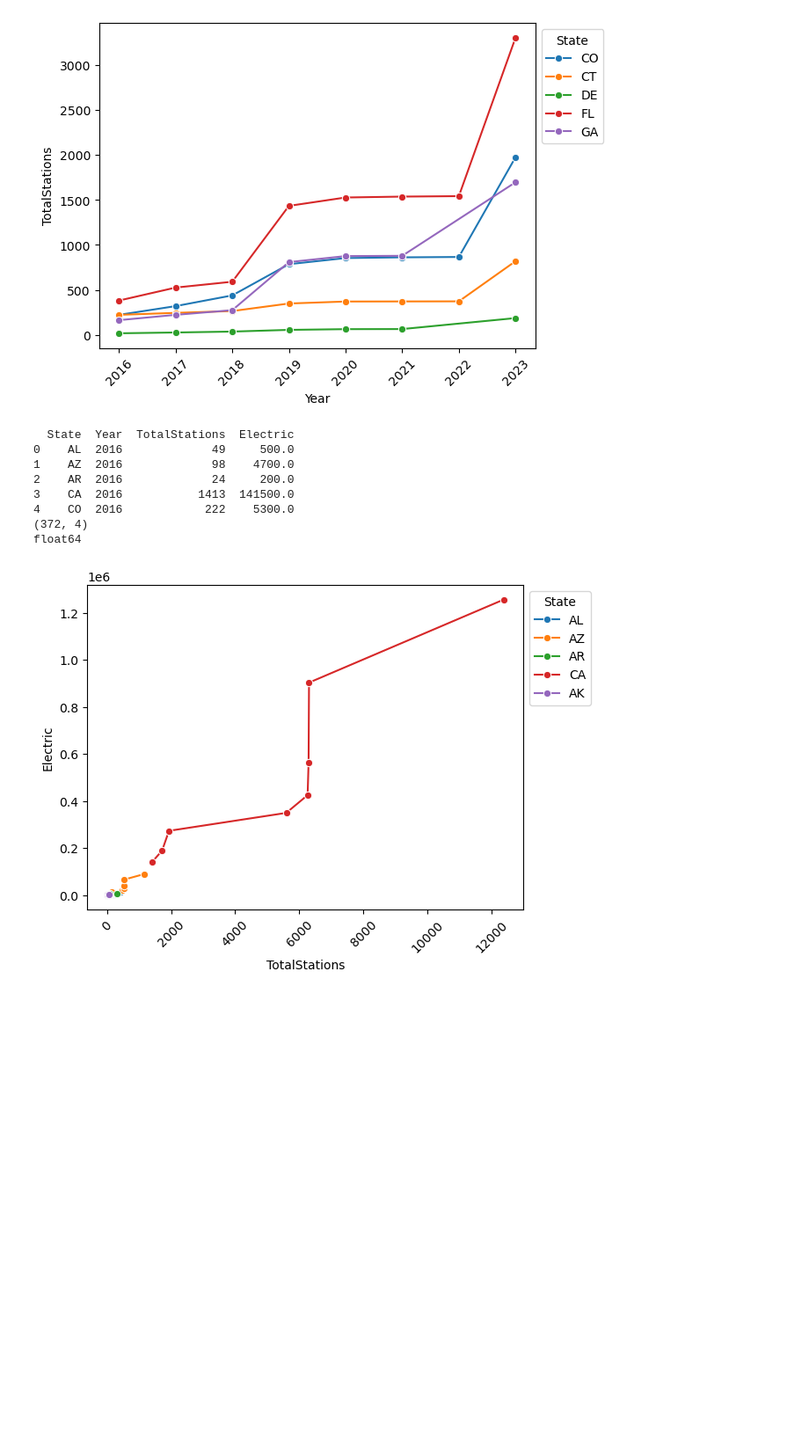
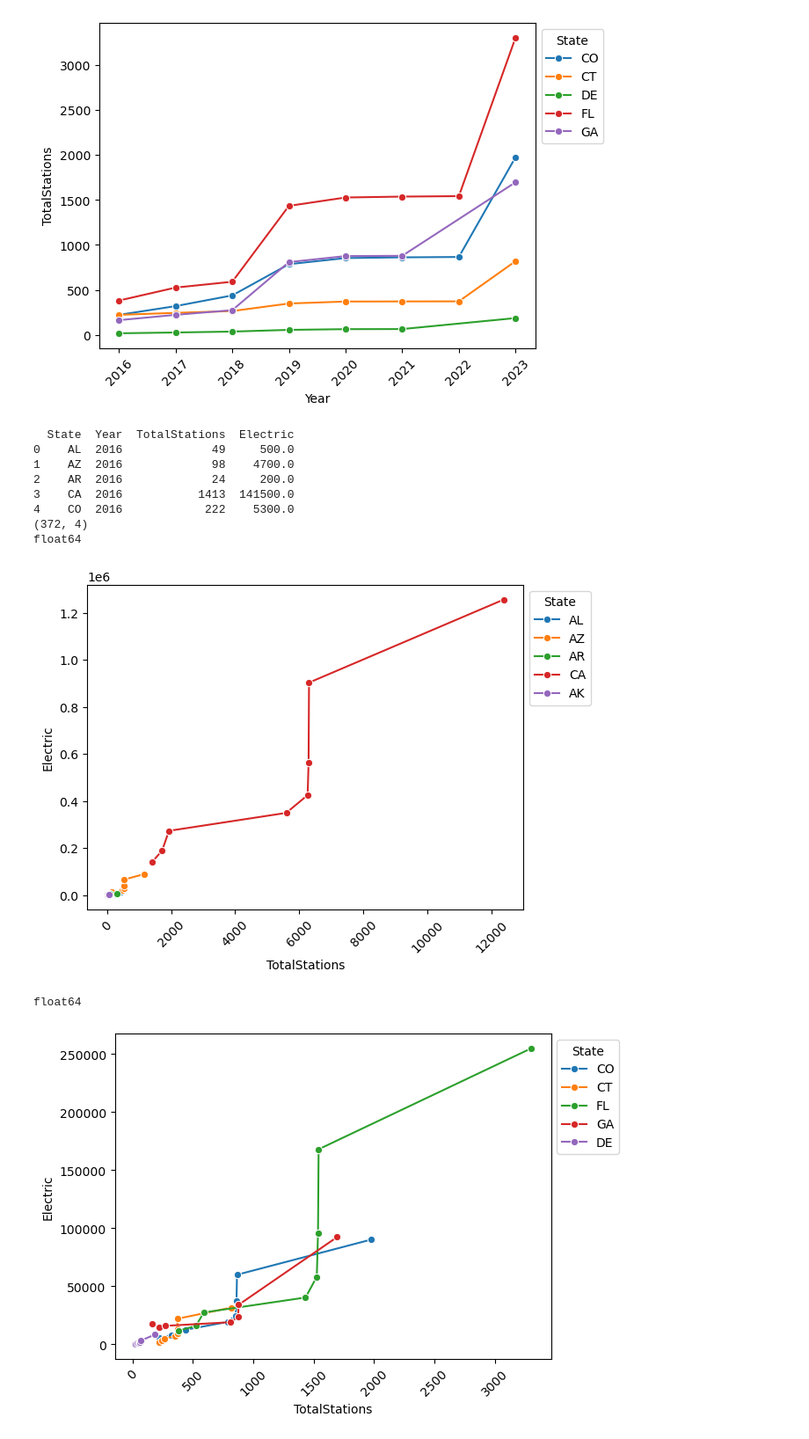
Before and after one commit to kyle-du/ev-research-proj, a Jupyter notebook: Data_Scraping_Charge_Stations.ipynb, the cells around one changed output. Shown at 88% size. Saved outputs shown, nothing was run; the diff lists cells and outputs as text; code cells hidden in the pictures; blank space fills up the shorter version.

Commit message:
charge station plots

```diff
--- a/Data_Scraping_Charge_Stations.ipynb
+++ b/Data_Scraping_Charge_Stations.ipynb
@@ -83,30 +83,44 @@ plt.show()
 #comparing with registered EV data
 reg_data = pd.read_csv('csv_data_files/ev_registration_data.csv')
 reg_data["State"] = reg_data["State"].map(state_map)
 
 combined_df = duckdb.sql("SELECT reg_data.State, reg_data.Year, TotalStations, Electric \
 FROM ocm_us_df_limited INNER JOIN reg_data ON reg_data.Year = ocm_us_df_limited.Year AND reg_data.State = ocm_us_df_limited.State").df()
 combined_df["Electric"] = combined_df["Electric"].str.replace(",", "").astype(float)
 
 print(combined_df.head())
 print(combined_df.shape)
 
 #splitting df to groups of states for plotting
 states_to_filter = ['AL', 'AK', 'AZ', 'AR', 'CA']
 combined_df_5 = combined_df[combined_df["State"].isin(states_to_filter)]
 print(combined_df_5["Electric"].dtype)
 s = sns.lineplot(data = combined_df_5, \
 x = "TotalStations", y = "Electric", marker = "o", hue = "State")
 sns.move_legend(s, "upper left", bbox_to_anchor=(1, 1))
 plt.xticks(rotation = 45)
 plt.show()
+
+#splitting df to groups of states for plotting
+states_to_filter = ['CO', 'CT', 'DE', 'FL', 'GA']
+combined_df_10 = combined_df[combined_df["State"].isin(states_to_filter)]
+print(combined_df_10["Electric"].dtype)
+s = sns.lineplot(data = combined_df_10, \
+x = "TotalStations", y = "Electric", marker = "o", hue = "State")
+sns.move_legend(s, "upper left", bbox_to_anchor=(1, 1))
+plt.xticks(rotation = 45)
+plt.show()
+
+#etc, etc
 # %% [output]
   State  Year  TotalStations  Electric
 0    AL  2016             49     500.0
 1    AZ  2016             98    4700.0
 2    AR  2016             24     200.0
 3    CA  2016           1413  141500.0
 4    CO  2016            222    5300.0
 (372, 4)
 float64
 [figure]
+float64
+[figure, added]
```
